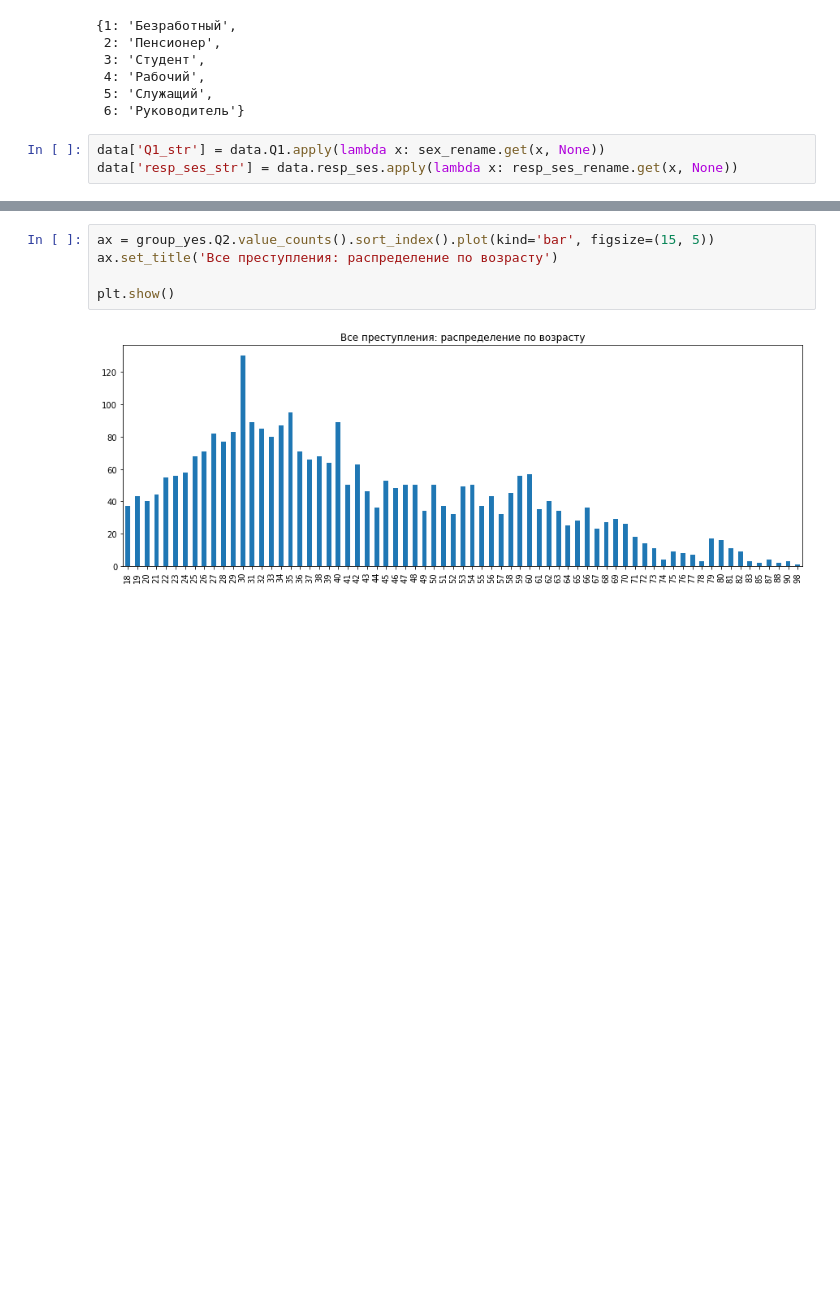
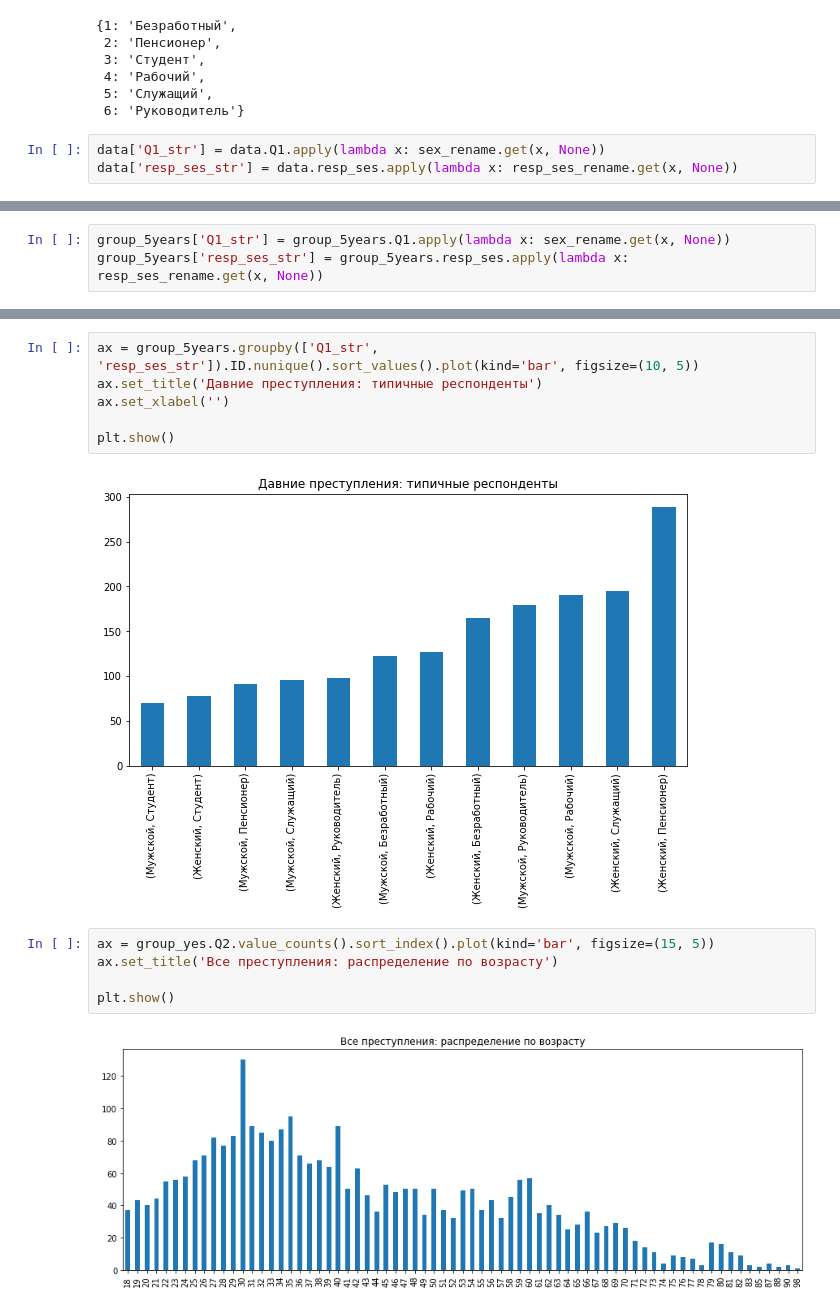
Before and after one commit to IavorskaiaMariia/pzad_2019, a Jupyter notebook: russian_crime/eda.ipynb, the cells around one changed output, grey strips where cells are left out. Cells and saved outputs as stored; diff of their text form; blank space fills up the shorter version.

```diff
--- a/russian_crime/eda.ipynb
+++ b/russian_crime/eda.ipynb
@@ -475,0 +520,3 @@ Text(0.5, 0, '')
+# %%
+group_5years['Q1_str'] = group_5years.Q1.apply(lambda x: sex_rename.get(x, None))
+group_5years['resp_ses_str'] = group_5years.resp_ses.apply(lambda x: resp_ses_rename.get(x, None))
@@ -476,3 +533,11 @@ Text(0.5, 0, '')
+# %%
+ax = group_5years.groupby(['Q1_str', 'resp_ses_str']).ID.nunique().sort_values().plot(kind='bar', figsize=(10, 5))
+ax.set_title('Давние преступления: типичные респонденты')
+ax.set_xlabel('')
+
+plt.show()
+# %% [output]
+[figure, added]
 # %%
 ax = group_yes.Q2.value_counts().sort_index().plot(kind='bar', figsize=(15, 5))
 ax.set_title('Все преступления: распределение по возрасту')
```
Also changed, not shown: parts of 6 cells of this notebook.
